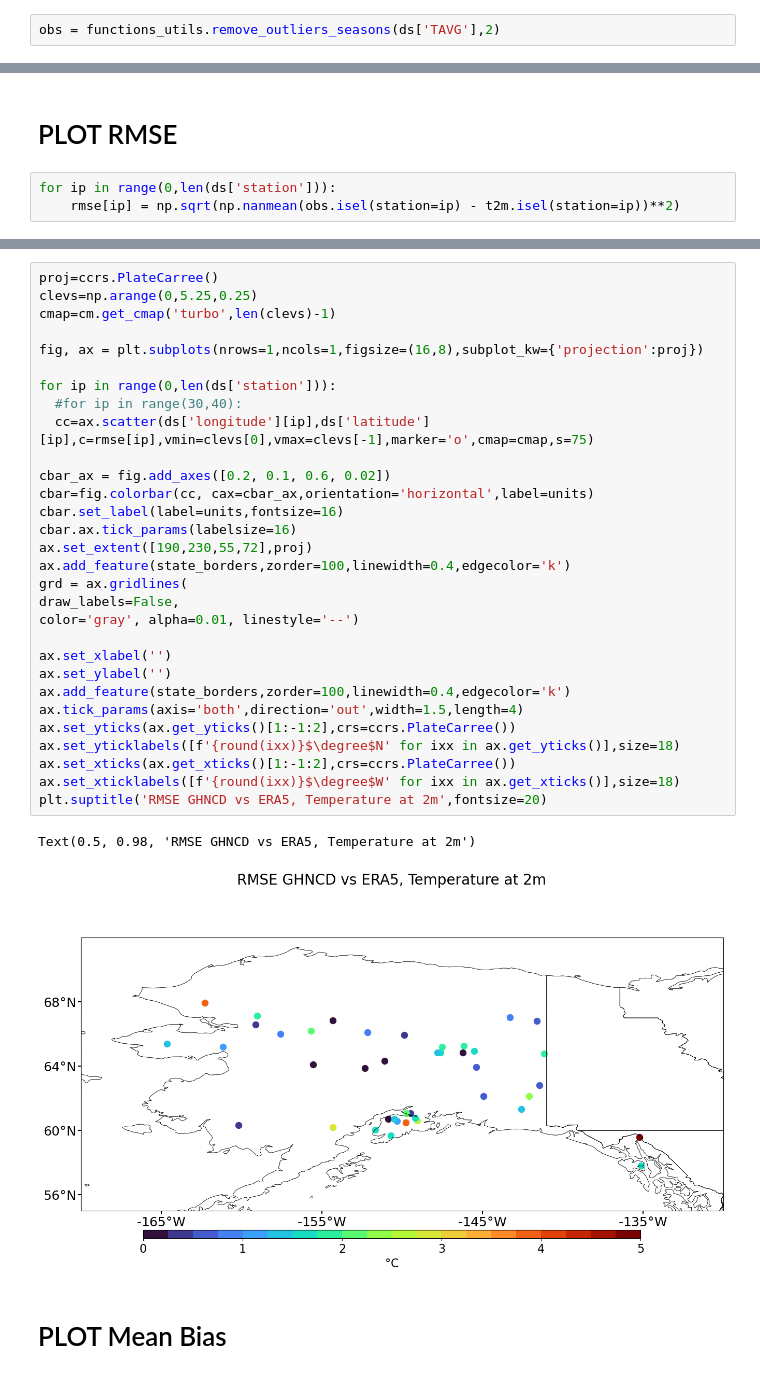
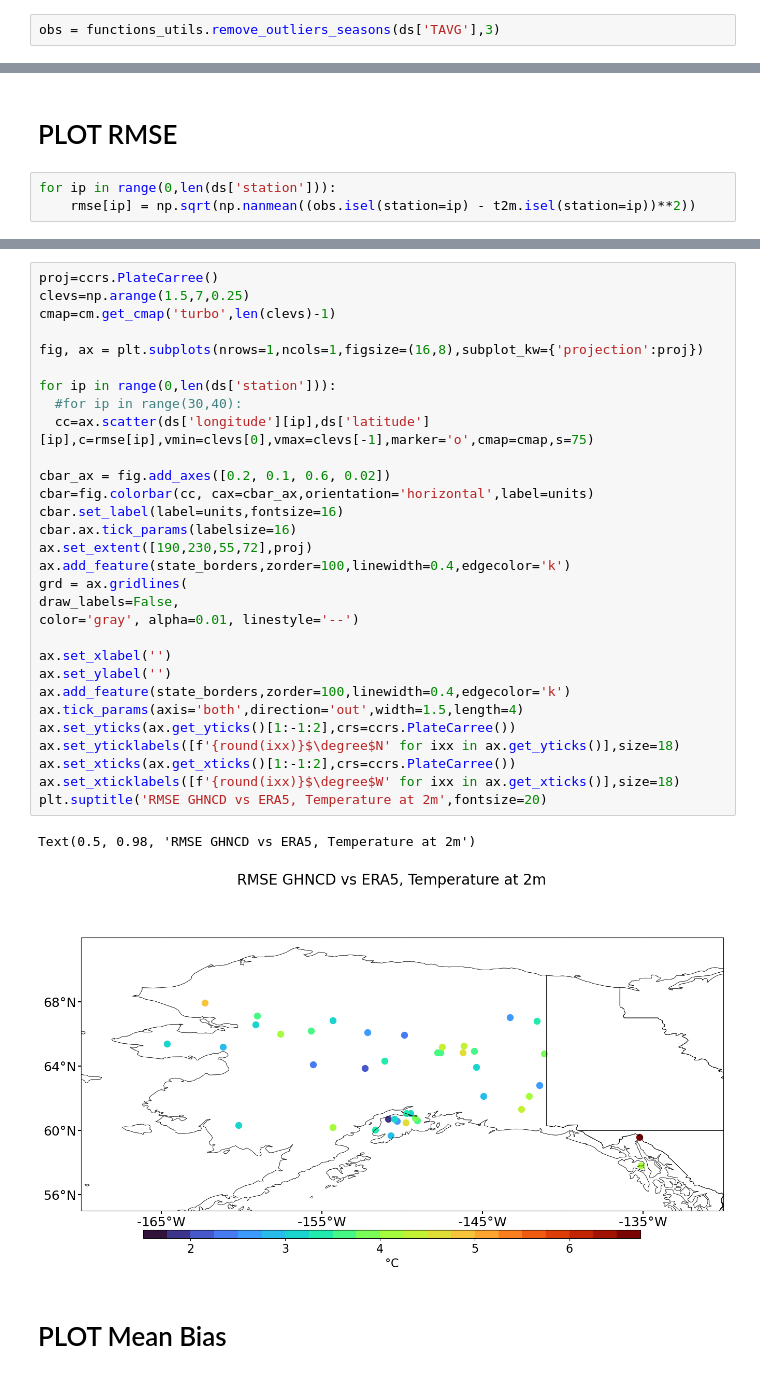
Before and after one commit to GaelleHervieux/ERA5_Tair_Tmin_Tmax, a Jupyter notebook: plot_GHCND_vs_ERA5_AK.ipynb, the cells around one changed output, grey strips where cells are left out. Drawn from its saved outputs; the diff is of its cells as text.

```diff
--- a/plot_GHCND_vs_ERA5_AK.ipynb
+++ b/plot_GHCND_vs_ERA5_AK.ipynb
@@ -80,7 +80,7 @@ dsera5=dsera5.load()
 # %% [markdown]
 # Time matching GHCND and ERA5
 # %%
-obs = functions_utils.remove_outliers_seasons(ds['TAVG'],2)
+obs = functions_utils.remove_outliers_seasons(ds['TAVG'],3)
 # %%
 maskit = xr.where(np.isnan(obs)==False,1,0)
 # %%
@@ -101,4 +101,4 @@ at2m = (t2m.groupby('time.day') - t2m.groupby('time.day').mean('time'))
 # PLOT RMSE
 # %%
 for ip in range(0,len(ds['station'])):
-    rmse[ip] = np.sqrt(np.nanmean(obs.isel(station=ip) - t2m.isel(station=ip))**2)
+    rmse[ip] = np.sqrt(np.nanmean((obs.isel(station=ip) - t2m.isel(station=ip))**2))
@@ -105,36 +109,36 @@ for ip in range(0,len(ds['station'])):
 # %%
 proj=ccrs.PlateCarree()
-clevs=np.arange(0,5.25,0.25)
+clevs=np.arange(1.5,7,0.25)
 cmap=cm.get_cmap('turbo',len(clevs)-1)
 
 fig, ax = plt.subplots(nrows=1,ncols=1,figsize=(16,8),subplot_kw={'projection':proj})
 
 for ip in range(0,len(ds['station'])):
   #for ip in range(30,40):
   cc=ax.scatter(ds['longitude'][ip],ds['latitude'][ip],c=rmse[ip],vmin=clevs[0],vmax=clevs[-1],marker='o',cmap=cmap,s=75)
 
 cbar_ax = fig.add_axes([0.2, 0.1, 0.6, 0.02])
 cbar=fig.colorbar(cc, cax=cbar_ax,orientation='horizontal',label=units)
 cbar.set_label(label=units,fontsize=16)
 cbar.ax.tick_params(labelsize=16)
 ax.set_extent([190,230,55,72],proj)
 ax.add_feature(state_borders,zorder=100,linewidth=0.4,edgecolor='k')
 grd = ax.gridlines(
 draw_labels=False,
 color='gray', alpha=0.01, linestyle='--')
 
 ax.set_xlabel('')
 ax.set_ylabel('')
 ax.add_feature(state_borders,zorder=100,linewidth=0.4,edgecolor='k')
 ax.tick_params(axis='both',direction='out',width=1.5,length=4)
 ax.set_yticks(ax.get_yticks()[1:-1:2],crs=ccrs.PlateCarree())
 ax.set_yticklabels([f'{round(ixx)}$\degree$N' for ixx in ax.get_yticks()],size=18)
 ax.set_xticks(ax.get_xticks()[1:-1:2],crs=ccrs.PlateCarree())
 ax.set_xticklabels([f'{round(ixx)}$\degree$W' for ixx in ax.get_xticks()],size=18)
 plt.suptitle('RMSE GHNCD vs ERA5, Temperature at 2m',fontsize=20)
 # %% [output]
 Text(0.5, 0.98, 'RMSE GHNCD vs ERA5, Temperature at 2m')
-[figure, old version]
+[figure, new version]
 # %% [markdown]
 # PLOT Mean Bias
 # %%
```
Also changed, not shown: parts of 5 cells of this notebook.
